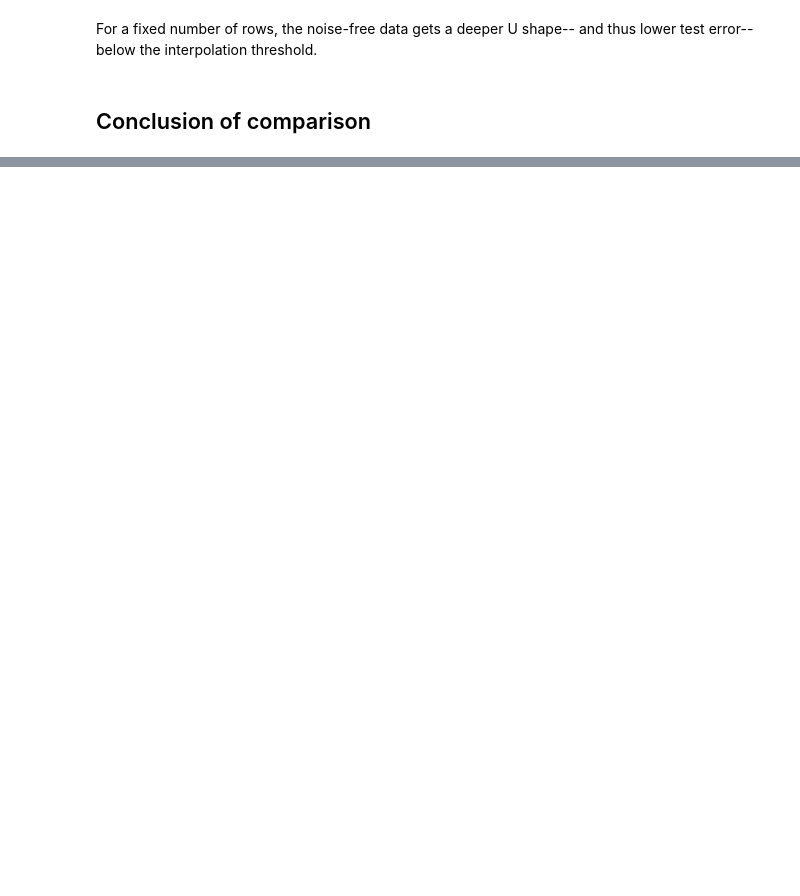
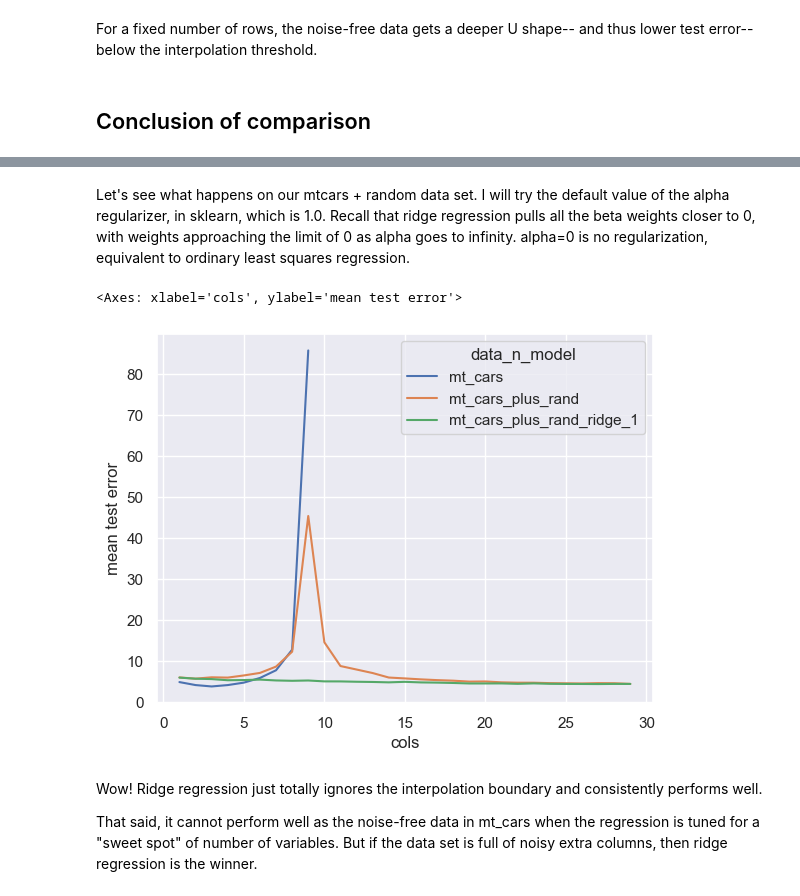
Before and after one commit to jeanimal/double_descent_dar, a Jupyter notebook: double_descent_mtcars_reg.ipynb, the cells around one changed output, grey strips where cells are left out. Saved outputs shown, nothing was run; the diff lists cells and outputs as text; code cells hidden in the pictures; blank space fills up the shorter version.

Commit message:
Add discussion of regularization and simulation with ridge regression.

```diff
--- a/double_descent_mtcars_reg.ipynb
+++ b/double_descent_mtcars_reg.ipynb
@@ -439,0 +448,28 @@ All this theory is nice, but some readers just want to know what to do.
+# %% [markdown]
+Let's see what happens on our mtcars + random data set.  I will try the default value of the alpha regularizer, in sklearn, which is 1.0.  Recall that ridge regression pulls all the beta weights closer to 0, with weights approaching the limit of 0 as alpha goes to infinity.  alpha=0 is no regularization, equivalent to ordinary least squares regression.
+# %%
+model = linear_model.Ridge(alpha=1.0)
+num_samples = 300
+num_columns_list_with_rand = range(1, X_plus_rand.shape[1])
+random_state = np.random.RandomState(55) # set for reproducibility
+metric_dict_with_rand_ridge_1 = sample_eval.sample_and_calc_metrics_by_rows_and_cols(X_plus_rand, y, num_train_rows, num_columns_list=num_columns_list_with_rand, model=model, metric_tuples=metrics, num_samples=num_samples, replace=False, random_state=random_state)
+# %%
+pad_len = len(num_columns_list_with_rand) - len(num_columns_list)
+padded_mt_cars = np.concatenate((np.mean(metric_dict['test'], axis=0), np.array([np.nan] * pad_len)))
+df_wide = pd.DataFrame(
+    {'cols':num_columns_list_with_rand,
+     'mt_cars':padded_mt_cars,
+     'mt_cars_plus_rand':np.mean(metric_dict_with_rand['test'], axis=0),
+     'mt_cars_plus_rand_ridge_1':np.mean(metric_dict_with_rand_ridge_1['test'], axis=0)
+     })
+df = pd.melt(df_wide, ['cols'], var_name='data_n_model', value_name='mean test error')
+# %%
+sns.set_theme()
+sns.lineplot(data=df, x='cols', y='mean test error', hue='data_n_model')
+# %% [output]
+<Axes: xlabel='cols', ylabel='mean test error'>
+[figure, added]
+# %% [markdown]
+Wow!  Ridge regression just totally ignores the interpolation boundary and consistently performs well.
+
+That said, it cannot perform well as the noise-free data in mt_cars when the regression is tuned for a "sweet spot" of number of variables.  But if the data set is full of noisy extra columns, then ridge regression is the winner.
```
Also changed, not shown: parts of 22 cells of this notebook.
